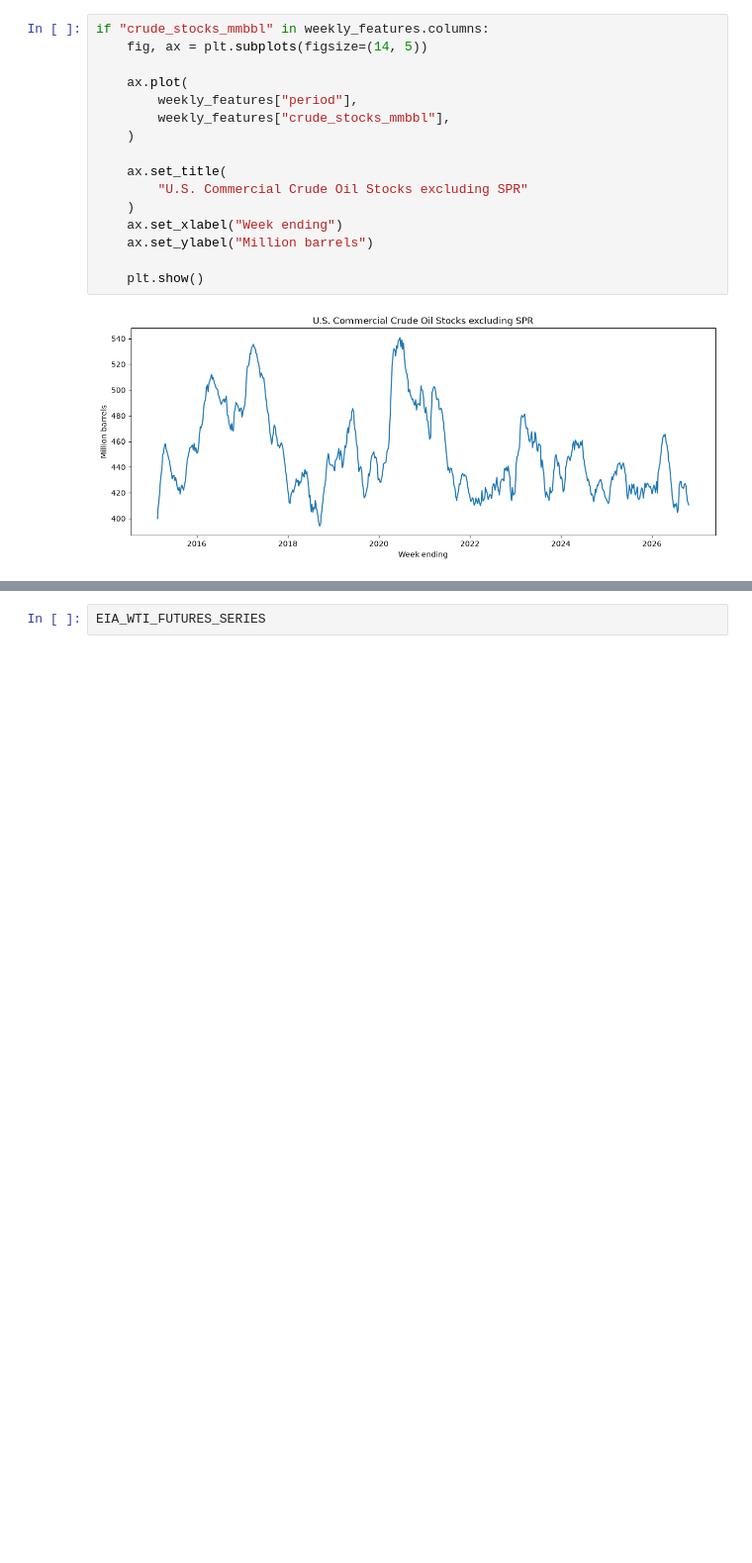
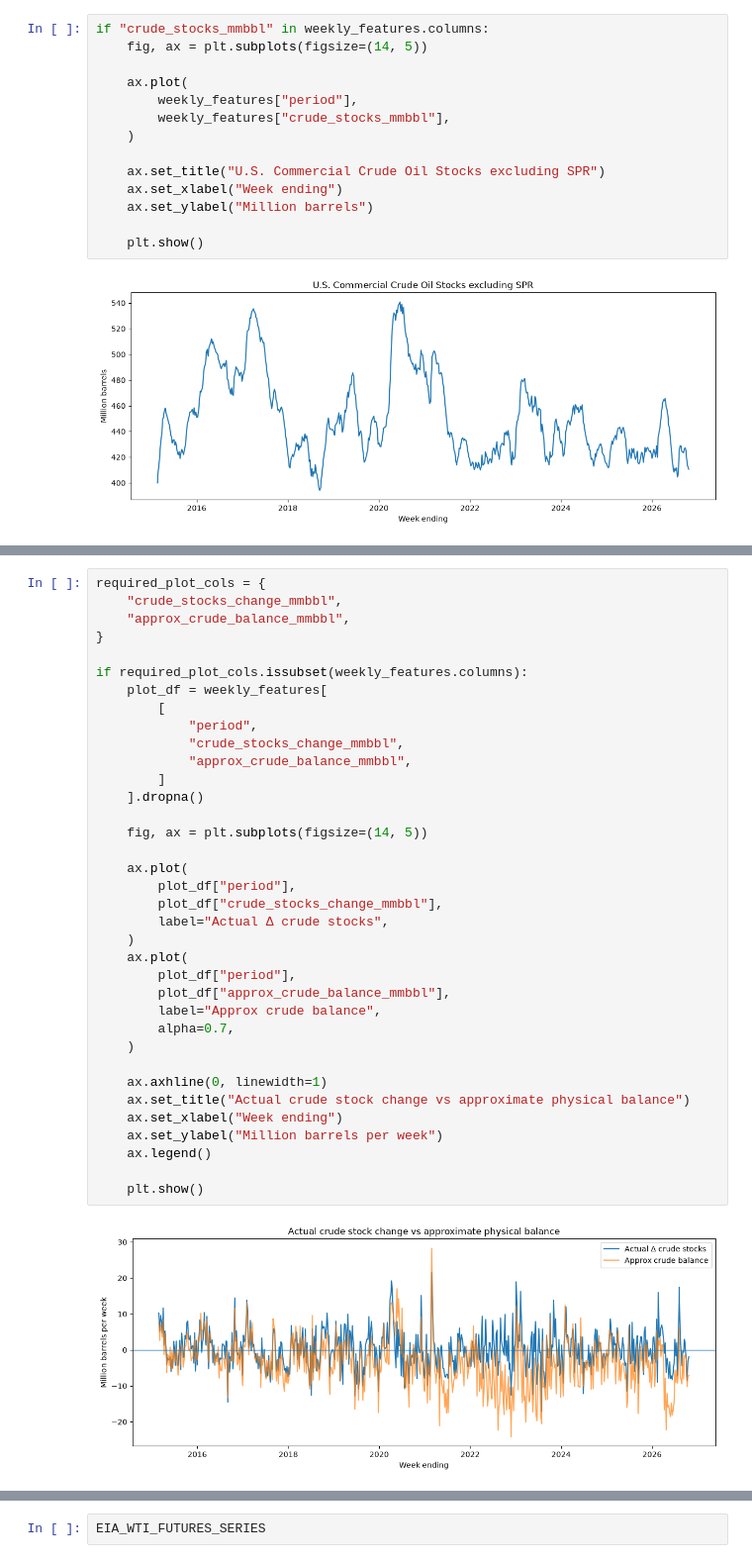
Before and after one commit to HSE-AI-Team61-clauDikie/oil-news-graph, a Jupyter notebook: jup_files/data/01_eia_data.ipynb, the cells around one changed output, grey strips where cells are left out. Shown at 99% size. Drawn from its saved outputs; the diff is of its cells as text; blank space fills up the shorter version.

```diff
--- a/jup_files/data/01_eia_data.ipynb
+++ b/jup_files/data/01_eia_data.ipynb
@@ -468,9 +726,7 @@ if "crude_stocks_mmbbl" in weekly_features.columns:
         weekly_features["crude_stocks_mmbbl"],
     )
 
-    ax.set_title(
-        "U.S. Commercial Crude Oil Stocks excluding SPR"
-    )
+    ax.set_title("U.S. Commercial Crude Oil Stocks excluding SPR")
     ax.set_xlabel("Week ending")
     ax.set_ylabel("Million barrels")
 
@@ -480 +740,39 @@ if "crude_stocks_mmbbl" in weekly_features.columns:
+# %%
+required_plot_cols = {
+    "crude_stocks_change_mmbbl",
+    "approx_crude_balance_mmbbl",
+}
+
+if required_plot_cols.issubset(weekly_features.columns):
+    plot_df = weekly_features[
+        [
+            "period",
+            "crude_stocks_change_mmbbl",
+            "approx_crude_balance_mmbbl",
+        ]
+    ].dropna()
+
+    fig, ax = plt.subplots(figsize=(14, 5))
+
+    ax.plot(
+        plot_df["period"],
+        plot_df["crude_stocks_change_mmbbl"],
+        label="Actual Δ crude stocks",
+    )
+    ax.plot(
+        plot_df["period"],
+        plot_df["approx_crude_balance_mmbbl"],
+        label="Approx crude balance",
+        alpha=0.7,
+    )
+
+    ax.axhline(0, linewidth=1)
+    ax.set_title("Actual crude stock change vs approximate physical balance")
+    ax.set_xlabel("Week ending")
+    ax.set_ylabel("Million barrels per week")
+    ax.legend()
+
+    plt.show()
+# %% [output]
+[figure, added]
 # %% [markdown]
```
Also changed, not shown: parts of 75 cells of this notebook, 1 other file.
